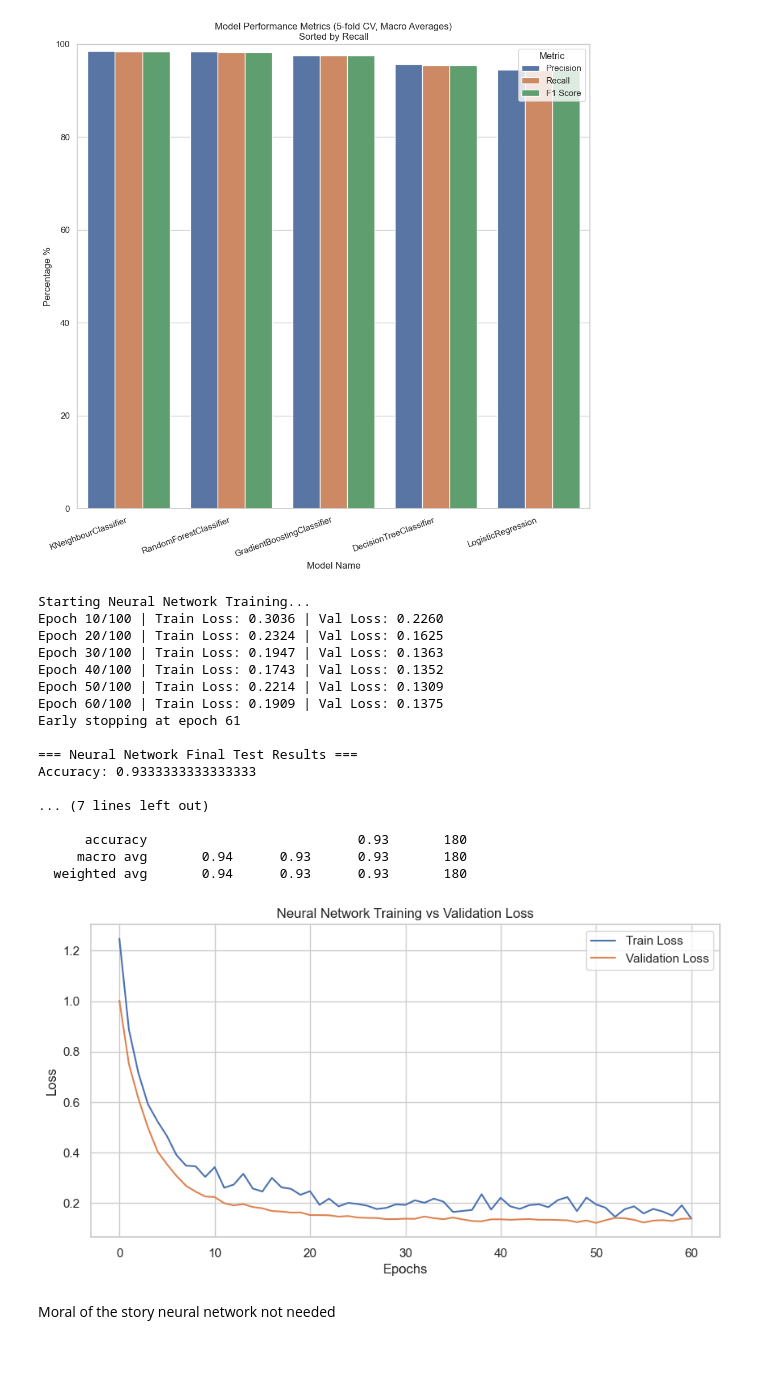
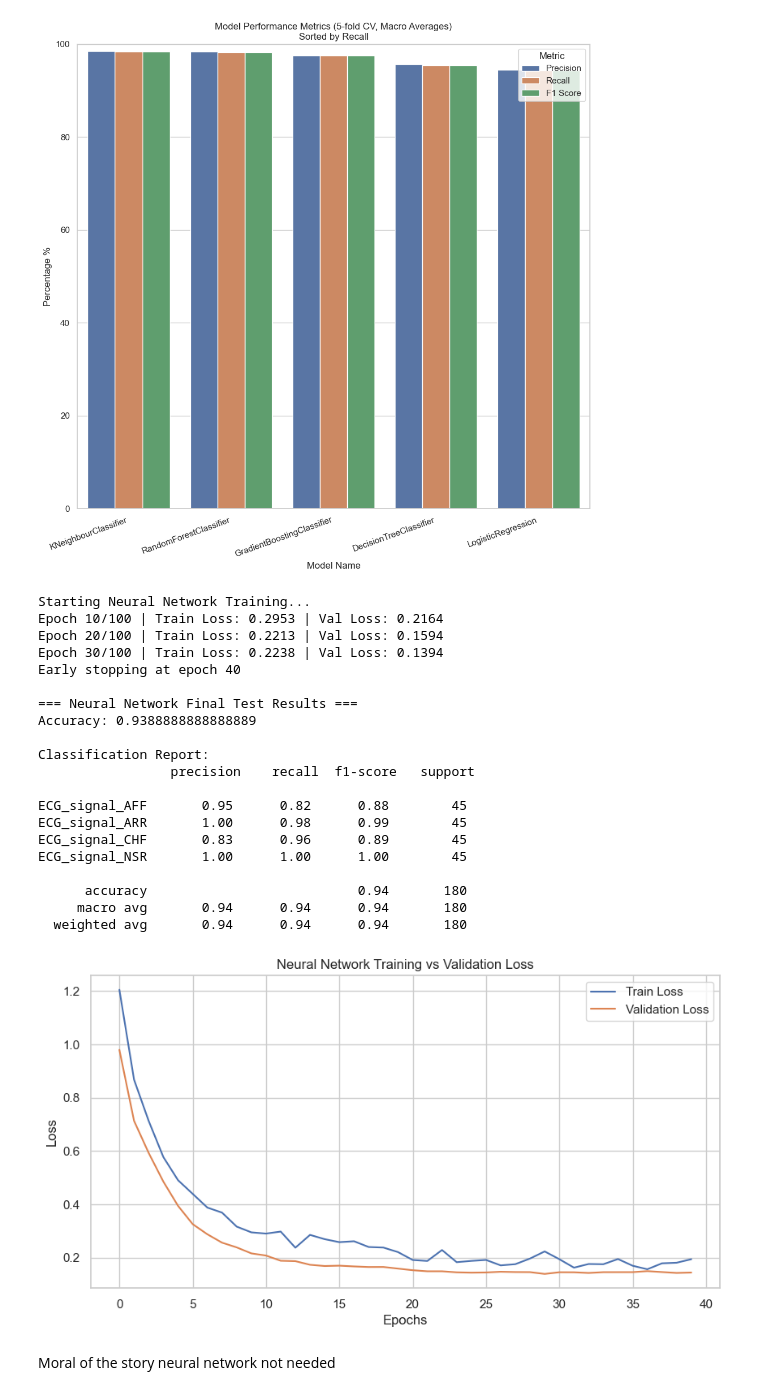
Before and after one commit to hamzakhamissa/DS3000, a Jupyter notebook: DS3000 Group Project.ipynb, the cells around one changed output. Cells and saved outputs as stored; diff of their text form; code cells hidden in the pictures; blank space fills up the shorter version.

```diff
--- a/DS3000 Group Project.ipynb
+++ b/DS3000 Group Project.ipynb
@@ -688,7 +688,7 @@ plt.show()
 
 import torch.optim as optim
 
-imputer = SimpleImputer(strategy='ßmedian')
+imputer = SimpleImputer(strategy='median')
 X_imputed = imputer.fit_transform(df_encoded[features_final])
 
 scaler = StandardScaler()
@@ -836,45 +836,48 @@ with torch.no_grad():
         outputs        = model(inputs)
         _, predicted   = torch.max(outputs, 1)
 
         y_true_test.extend(labels.cpu().numpy())
         y_pred_test.extend(predicted.cpu().numpy())
 
 print("\n=== Neural Network Final Test Results ===")
 print("Accuracy:", accuracy_score(y_true_test, y_pred_test))
 print("\nClassification Report:\n",
       classification_report(
           y_true_test,
           y_pred_test,
           target_names=label_cols
       ))
 
 
 plt.figure(figsize=(10, 5))
 plt.plot(train_losses, label='Train Loss')
 plt.plot(val_losses, label='Validation Loss')
 plt.title('Neural Network Training vs Validation Loss')
 plt.xlabel('Epochs')
 plt.ylabel('Loss')
 plt.legend()
 plt.show()
 # %% [output]
 Starting Neural Network Training...
-Epoch 10/100 | Train Loss: 0.3036 | Val Loss: 0.2260
-Epoch 20/100 | Train Loss: 0.2324 | Val Loss: 0.1625
-Epoch 30/100 | Train Loss: 0.1947 | Val Loss: 0.1363
-Epoch 40/100 | Train Loss: 0.1743 | Val Loss: 0.1352
-Epoch 50/100 | Train Loss: 0.2214 | Val Loss: 0.1309
-Epoch 60/100 | Train Loss: 0.1909 | Val Loss: 0.1375
-Early stopping at epoch 61
+Epoch 10/100 | Train Loss: 0.2953 | Val Loss: 0.2164
+Epoch 20/100 | Train Loss: 0.2213 | Val Loss: 0.1594
+Epoch 30/100 | Train Loss: 0.2238 | Val Loss: 0.1394
+Early stopping at epoch 40
 
 === Neural Network Final Test Results ===
-Accuracy: 0.9333333333333333
+Accuracy: 0.9388888888888889
 
-... (7 lines left out)
+Classification Report:
+                 precision    recall  f1-score   support
 
-      accuracy                           0.93       180
-     macro avg       0.94      0.93      0.93       180
-  weighted avg       0.94      0.93      0.93       180
+ECG_signal_AFF       0.95      0.82      0.88        45
+ECG_signal_ARR       1.00      0.98      0.99        45
+ECG_signal_CHF       0.83      0.96      0.89        45
+ECG_signal_NSR       1.00      1.00      1.00        45
+
+      accuracy                           0.94       180
+     macro avg       0.94      0.94      0.94       180
+  weighted avg       0.94      0.94      0.94       180
-[figure, old version]
+[figure, new version]
 # %% [markdown]
 Moral of the story neural network not needed
```
Also changed, not shown: parts of 1 cell of this notebook.
